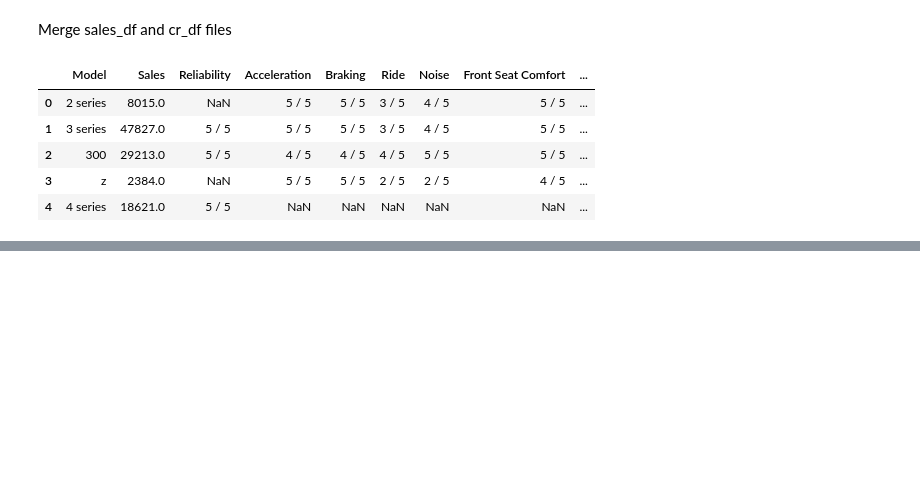
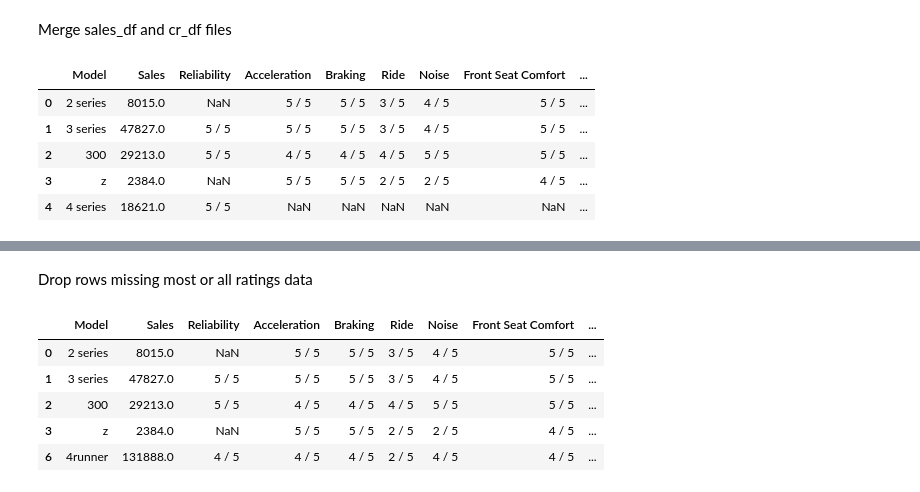
Before and after one commit to blantj/Auto_Sales_Regression, a Jupyter notebook: Modeling.ipynb, the cells around one changed output, grey strips where cells are left out. Drawn from its saved outputs; the diff is of its cells as text; code cells hidden in the pictures; blank space fills up the shorter version.

Commit message:
Scrub data

```diff
--- a/Modeling.ipynb
+++ b/Modeling.ipynb
@@ -104,8 +105,8 @@ sales_df.head()
 # %% [markdown]
 Merge sales_df and cr_df files
 # %%
-merged_df = pd.merge(sales_df, cr_df, on='Model')
-merged_df.head()
+df = pd.merge(sales_df, cr_df, on='Model')
+df.head()
 # %% [output]
 |  | Model | Sales | Reliability | Acceleration | Braking | Ride | Noise | Front Seat Comfort | ... |
 | 0 | 2 series | 8015.0 | NaN | 5 / 5 | 5 / 5 | 3 / 5 | 4 / 5 | 5 / 5 | ... |
@@ -115,0 +141,12 @@ merged_df.head()
+# %% [markdown]
+Drop rows missing most or all ratings data
+# %%
+df = df[df.isna().sum(axis=1)<9]
+df.head()
+# %% [output]
+|  | Model | Sales | Reliability | Acceleration | Braking | Ride | Noise | Front Seat Comfort | ... |
+| 0 | 2 series | 8015.0 | NaN | 5 / 5 | 5 / 5 | 3 / 5 | 4 / 5 | 5 / 5 | ... |
+| 1 | 3 series | 47827.0 | 5 / 5 | 5 / 5 | 5 / 5 | 3 / 5 | 4 / 5 | 5 / 5 | ... |
+| 2 | 300 | 29213.0 | 5 / 5 | 4 / 5 | 4 / 5 | 4 / 5 | 5 / 5 | 5 / 5 | ... |
+| 3 | z | 2384.0 | NaN | 5 / 5 | 5 / 5 | 2 / 5 | 2 / 5 | 4 / 5 | ... |
+| 6 | 4runner | 131888.0 | 4 / 5 | 4 / 5 | 4 / 5 | 2 / 5 | 4 / 5 | 4 / 5 | ... |
```
Also changed, not shown: parts of 16 cells of this notebook.
